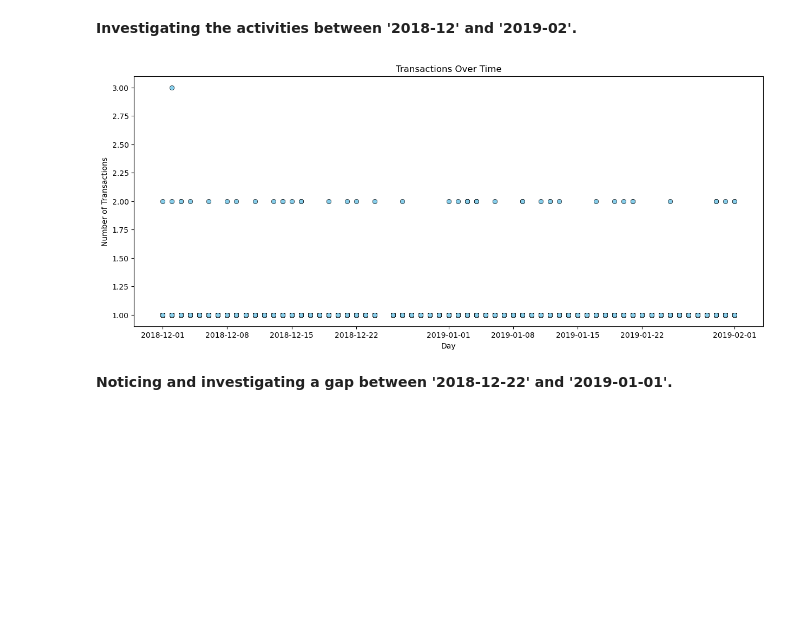
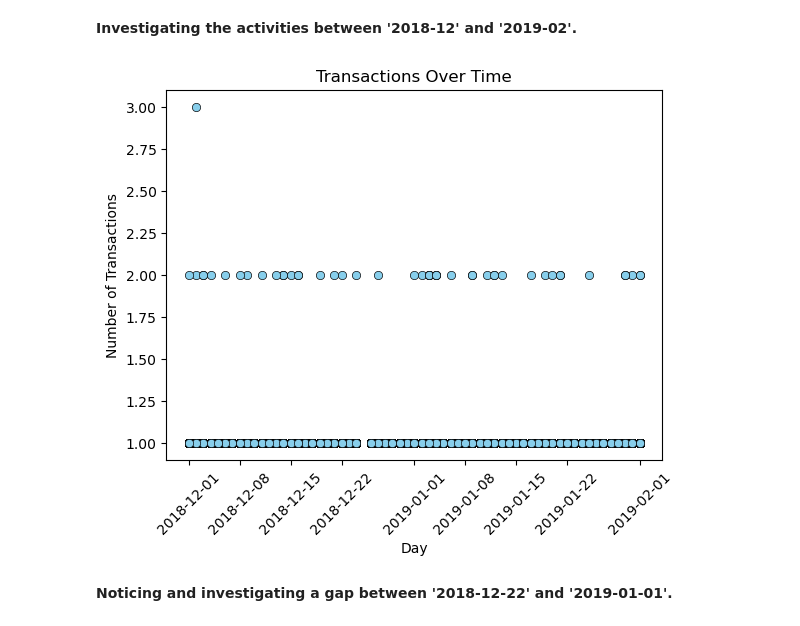
Before and after one commit to ToyosiAk/Quantium_Job_Sim, a Jupyter notebook: Task_One/Quantium.ipynb, the cells around one changed output. Cells and saved outputs as stored; diff of their text form; code cells hidden in the pictures; blank space fills up the shorter version.

```diff
--- a/Task_One/Quantium.ipynb
+++ b/Task_One/Quantium.ipynb
@@ -319,18 +317,18 @@ plt.show()
 # %%
 start_date1 = '2018-12'
 end_date1 = '2019-02'
 
 filtered_data1 = df1[(df1['DATE'] >= start_date1) & (df1['DATE'] <= end_date1)]
 
-plt.figure(figsize=(15, 6))
+#plt.figure(figsize=(15, 6))
 sns.scatterplot(x=filtered_data1['DATE'], y=filtered_data1['TXN_ID'].value_counts (), color="skyblue", edgecolor='black')
-#plt.plot(filtered_data['DATE'], filtered_data['TXN_ID'], marker='o', linestyle='-', color='b')
+plt.xticks(rotation=45)
 plt.title('Transactions Over Time')
 plt.xlabel('Day')
 plt.ylabel('Number of Transactions')
 plt.show()
 # %% [output]
-[figure, old version]
+[figure, new version]
 # %% [markdown]
 **Noticing and investigating a gap between '2018-12-22' and '2019-01-01'.**
 # %%
```
Also changed, not shown: parts of 36 cells of this notebook, 1 other file.
